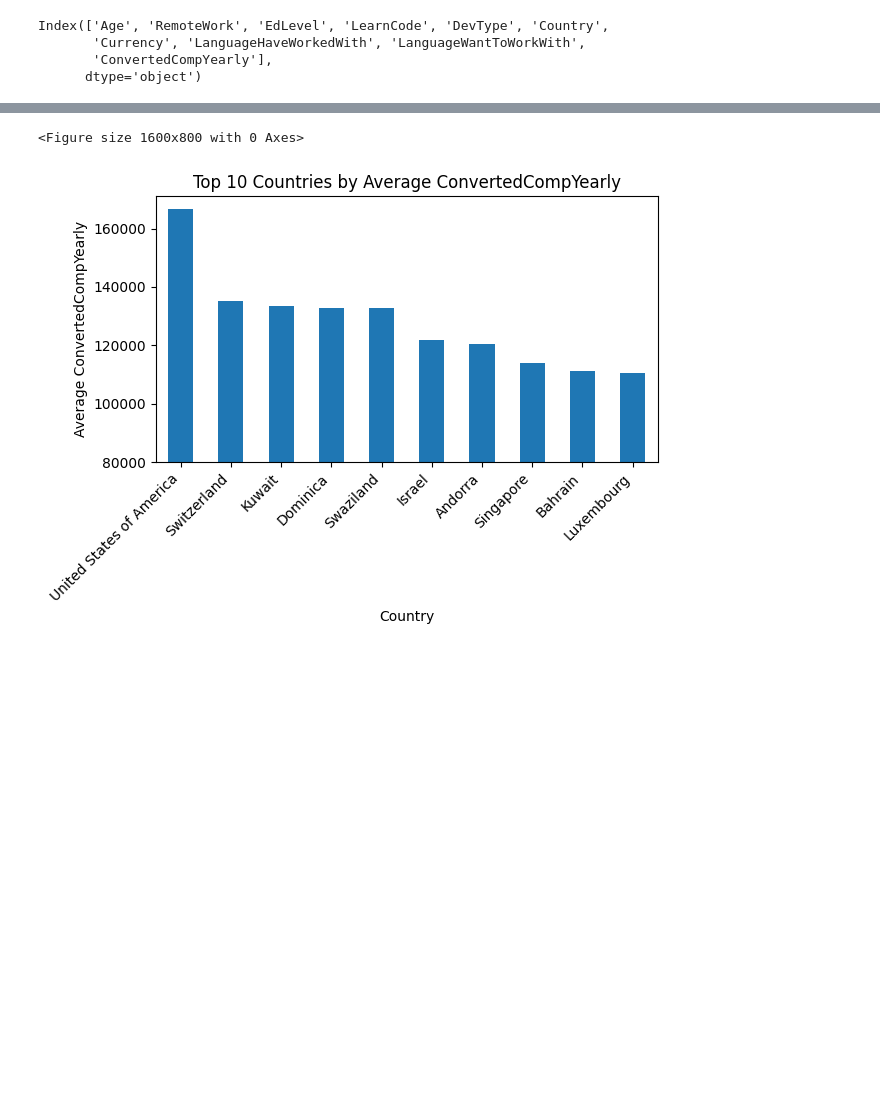
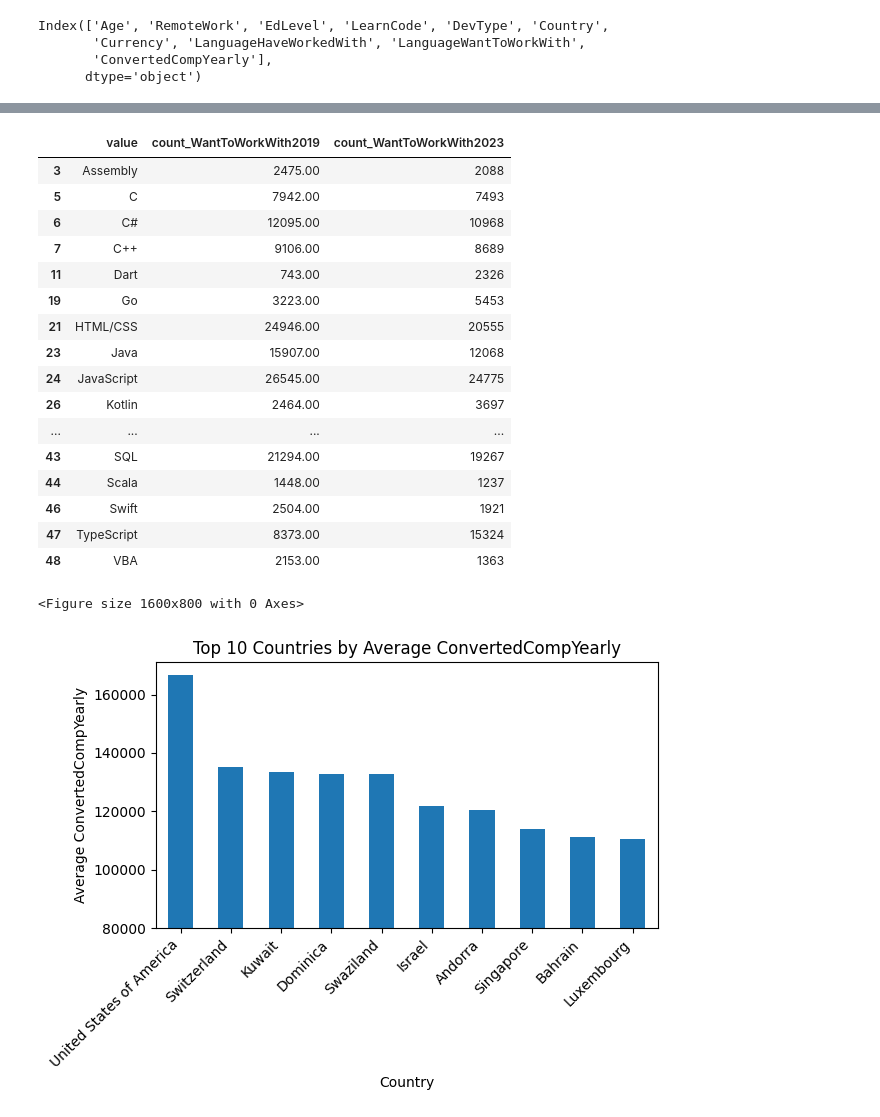
Before and after one commit to lLeonerde/Stackoverflow-survey, a Jupyter notebook: jupyter.ipynb, the cells around one changed output, grey strips where cells are left out. Drawn from its saved outputs; the diff is of its cells as text; code cells hidden in the pictures; blank space fills up the shorter version.

```diff
--- a/jupyter.ipynb
+++ b/jupyter.ipynb
@@ -115,3 +183,23 @@ plt.show()
+# %%
+merged_all[['value','count_WantToWorkWith2019','count_WantToWorkWith2023']]
+# %% [output]
+|  | value | count_WantToWorkWith2019 | count_WantToWorkWith2023 |
+| 3 | Assembly | 2475.00 | 2088 |
+| 5 | C | 7942.00 | 7493 |
+| 6 | C# | 12095.00 | 10968 |
+| 7 | C++ | 9106.00 | 8689 |
+| 11 | Dart | 743.00 | 2326 |
+| 19 | Go | 3223.00 | 5453 |
+| 21 | HTML/CSS | 24946.00 | 20555 |
+| 23 | Java | 15907.00 | 12068 |
+| 24 | JavaScript | 26545.00 | 24775 |
+| 26 | Kotlin | 2464.00 | 3697 |
+| ... | ... | ... | ... |
+| 43 | SQL | 21294.00 | 19267 |
+| 44 | Scala | 1448.00 | 1237 |
+| 46 | Swift | 2504.00 | 1921 |
+| 47 | TypeScript | 8373.00 | 15324 |
+| 48 | VBA | 2153.00 | 1363 |
 # %%
 ConvertedCompYearly = df[['Country','ConvertedCompYearly']].dropna()
 ConvertedCompYearly = ConvertedCompYearly[(ConvertedCompYearly['ConvertedCompYearly'] > 13000.00) & (ConvertedCompYearly['ConvertedCompYearly'] < 1000000.00)]
```
Also changed, not shown: parts of 7 cells of this notebook, 2 other files.
